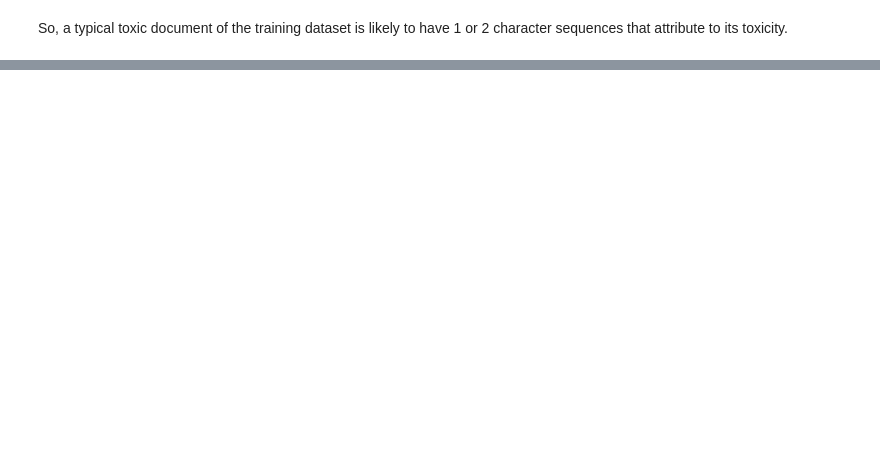
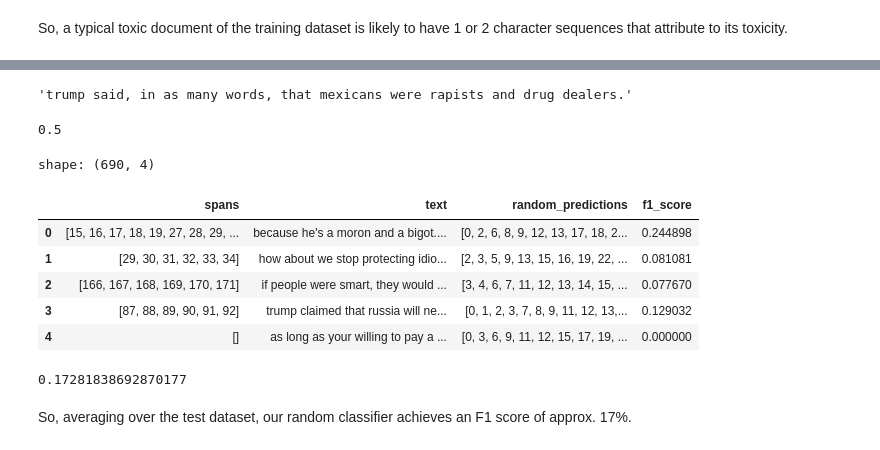
Before and after one commit to ilias-ant/toxic-spans-detection, a Jupyter notebook: notebooks/draft.ipynb, the cells around one changed output, grey strips where cells are left out. Cells and saved outputs as stored; diff of their text form; code cells hidden in the pictures; blank space fills up the shorter version.

Commit message:
[feat]: baseline model

```diff
--- a/notebooks/draft.ipynb
+++ b/notebooks/draft.ipynb
@@ -152,0 +163,13 @@ So, a typical toxic document of the training dataset is likely to have 1 or 2 ch
+# %%
+import random
+
+
+random.seed(a=42)
+
+
+class RandomSequenceLabeller(object):
+    """Random sequence labeller - returns toxic offsets at random."""
+
+    def predict(self, doc: str) -> list:
+
+        return [i for i, ch in enumerate(doc) if random.random() > 0.5]
@@ -152,0 +200,46 @@ So, a typical toxic document of the training dataset is likely to have 1 or 2 ch
+# %%
+# fetch the validation set
+validationset = pd.read_csv("../data/tsd_trial.csv")
+validationset["text"] = validationset["text"].apply(str.lower)
+
+try:
+    validationset["spans"] = validationset["spans"].apply(literal_eval)
+
+except ValueError:  # in case cell is executed more than once
+    pass
+# %%
+validationset["text"].loc[11]
+# %% [output]
+'trump said, in as many words, that mexicans were rapists and drug dealers.'
+# %%
+random_model = RandomSequenceLabeller()
+
+a_prediction = random_model.predict(doc=validationset["text"].loc[11])
+# %%
+f1(a_prediction, gold=validationset["spans"].loc[11])
+# %% [output]
+0.5
+# %%
+# and now for the whole validation dataset
+valset = validationset.copy()  # TODO: Why copy?
+
+valset["random_predictions"] = valset["text"].apply(random_model.predict)
+valset["f1_score"] = valset.apply(
+    lambda s: f1(s.random_predictions, gold=s.spans), axis=1
+)
+
+inspect_df(valset)
+# %% [output]
+shape: (690, 4)
+|  | spans | text | random_predictions | f1_score |
+| 0 | [15, 16, 17, 18, 19, 27, 28, 29, ... | because he's a moron and a bigot.... | [0, 2, 6, 8, 9, 12, 13, 17, 18, 2... | 0.244898 |
+| 1 | [29, 30, 31, 32, 33, 34] | how about we stop protecting idio... | [2, 3, 5, 9, 13, 15, 16, 19, 22, ... | 0.081081 |
+| 2 | [166, 167, 168, 169, 170, 171] | if people were smart, they would ... | [3, 4, 6, 7, 11, 12, 13, 14, 15, ... | 0.077670 |
+| 3 | [87, 88, 89, 90, 91, 92] | trump claimed that russia will ne... | [0, 1, 2, 3, 7, 8, 9, 11, 12, 13,... | 0.129032 |
+| 4 | [] | as long as your willing to pay a ... | [0, 3, 6, 9, 11, 12, 15, 17, 19, ... | 0.000000 |
+# %%
+valset["f1_score"].mean()
+# %% [output]
+0.17281838692870177
+# %% [markdown]
+So, averaging over the test dataset, our random classifier achieves an F1 score of approx. 17%.
```
Also changed, not shown: parts of 10 cells of this notebook.
